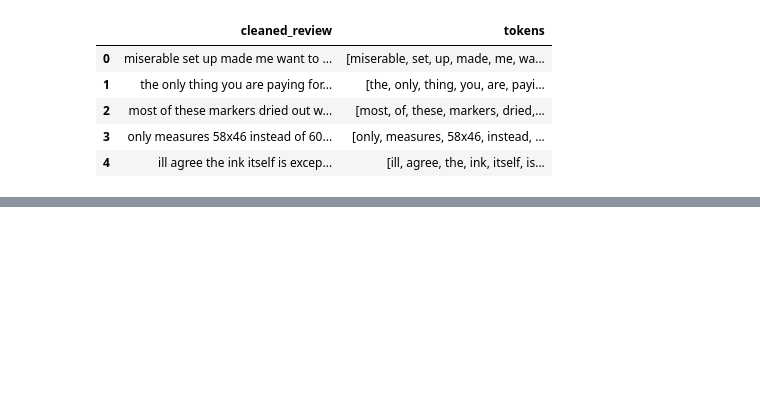
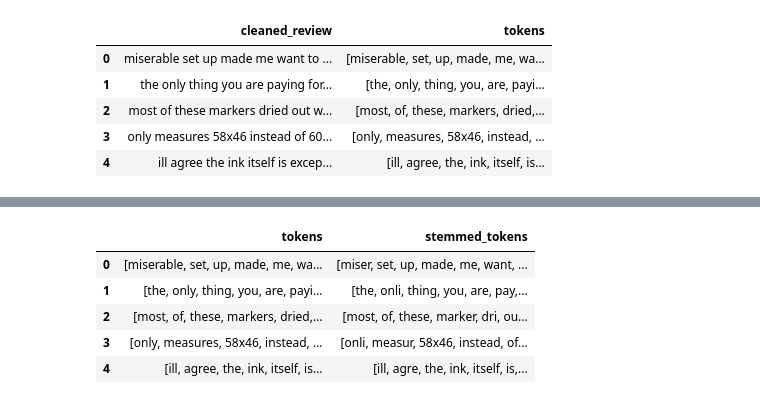
Before and after one commit to Asifdotexe/SentimentScoringModel, a Jupyter notebook: code/issue-5-as-data-preprocessing.ipynb, the cells around one changed output, grey strips where cells are left out. Drawn from its saved outputs; the diff is of its cells as text; code cells hidden in the pictures; blank space fills up the shorter version.

Commit message:
#5 performed stemming on tokens

```diff
--- a/code/issue-5-as-data-preprocessing.ipynb
+++ b/code/issue-5-as-data-preprocessing.ipynb
@@ -97,0 +103,15 @@ df[['cleaned_review','tokens']].head()
+# %%
+# creating a stemmer object
+stemmer = PorterStemmer()
+# %%
+# performing stemming on the tokens
+df['stemmed_tokens'] = df['tokens'].apply(lambda words:
+                [stemmer.stem(word) for word in words])
+df[['tokens','stemmed_tokens']].head()
+# %% [output]
+|  | tokens | stemmed_tokens |
+| 0 | [miserable, set, up, made, me, wa... | [miser, set, up, made, me, want, ... |
+| 1 | [the, only, thing, you, are, payi... | [the, onli, thing, you, are, pay,... |
+| 2 | [most, of, these, markers, dried,... | [most, of, these, marker, dri, ou... |
+| 3 | [only, measures, 58x46, instead, ... | [onli, measur, 58x46, instead, of... |
+| 4 | [ill, agree, the, ink, itself, is... | [ill, agre, the, ink, itself, is,... |
```
Also changed, not shown: parts of 2 cells of this notebook.
